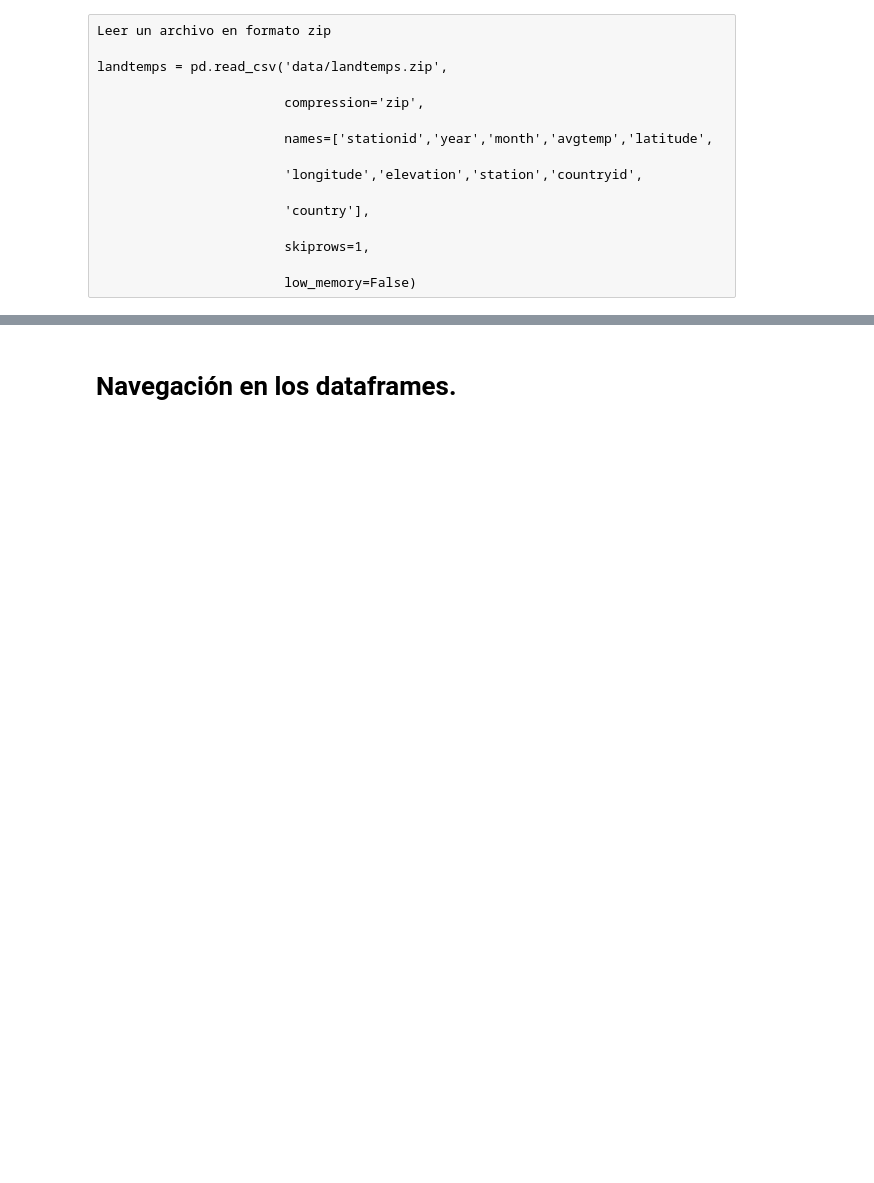
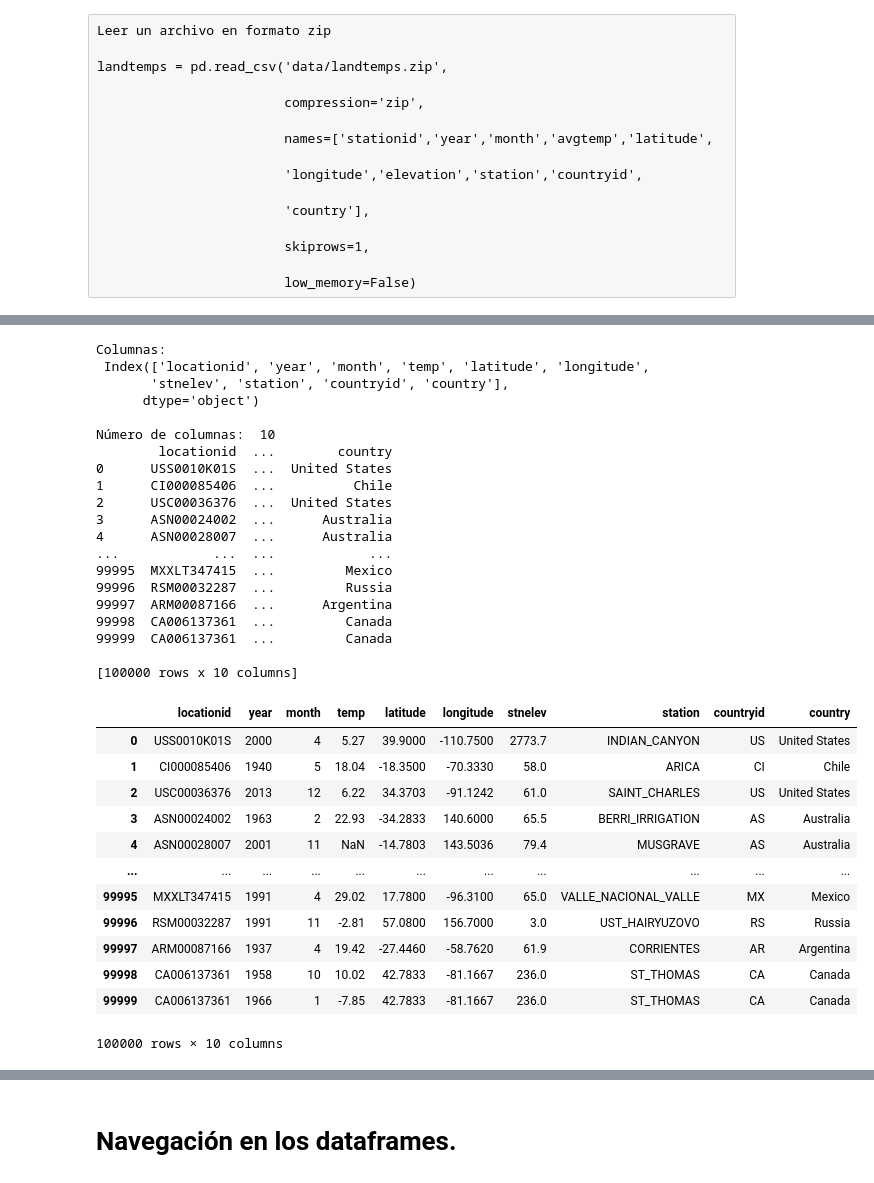
Before and after one commit to para18952/cursoPython2025, a Jupyter notebook: Modulo1_b/13_Importando_y_guardando_datos.ipynb, the cells around one changed output, grey strips where cells are left out. Drawn from its saved outputs; the diff is of its cells as text; code cells hidden in the pictures; blank space fills up the shorter version.

```diff
--- a/Modulo1_b/13_Importando_y_guardando_datos.ipynb
+++ b/Modulo1_b/13_Importando_y_guardando_datos.ipynb
@@ -75,8 +117,55 @@ landtemps = pd.read_csv('data/landtemps.zip',
 # %%
 # Ajustamos los parámetros para la visualización de los datos
+# <- Nombre de cada columna
+print("Columnas: \n",landtemps.columns)
+# <- Número de columnas
+print("\nNúmero de columnas: ",len(landtemps.columns))
+# <- Número máximo de columnas a mostrar
+pd.set_option('display.max_columns', 2)
+# <- Número máximo de filas a mostrar
+pd.set_option('display.max_rows', 10)
 
-                  # <- Nombre de cada columna
-                  # <- Número de columnas
-                  # <- Número máximo de columnas a mostrar
+# imprimir
+print(landtemps)
+
+#borramos el nº máx columnas a mostrar
+pd.reset_option('display.max_columns')
+#pd.set_option('display.max_columns', none)
+
+landtemps
+# %% [output]
+Columnas:
+ Index(['locationid', 'year', 'month', 'temp', 'latitude', 'longitude',
+       'stnelev', 'station', 'countryid', 'country'],
+      dtype='object')
+
+Número de columnas:  10
+        locationid  ...        country
+0      USS0010K01S  ...  United States
+1      CI000085406  ...          Chile
+2      USC00036376  ...  United States
+3      ASN00024002  ...      Australia
+4      ASN00028007  ...      Australia
+...            ...  ...            ...
+99995  MXXLT347415  ...         Mexico
+99996  RSM00032287  ...         Russia
+99997  ARM00087166  ...      Argentina
+99998  CA006137361  ...         Canada
+99999  CA006137361  ...         Canada
+
+[100000 rows x 10 columns]
+|  | locationid | year | month | temp | latitude | longitude | stnelev | station | countryid | country |
+| 0 | USS0010K01S | 2000 | 4 | 5.27 | 39.9000 | -110.7500 | 2773.7 | INDIAN_CANYON | US | United States |
+| 1 | CI000085406 | 1940 | 5 | 18.04 | -18.3500 | -70.3330 | 58.0 | ARICA | CI | Chile |
+| 2 | USC00036376 | 2013 | 12 | 6.22 | 34.3703 | -91.1242 | 61.0 | SAINT_CHARLES | US | United States |
+| 3 | ASN00024002 | 1963 | 2 | 22.93 | -34.2833 | 140.6000 | 65.5 | BERRI_IRRIGATION | AS | Australia |
+| 4 | ASN00028007 | 2001 | 11 | NaN | -14.7803 | 143.5036 | 79.4 | MUSGRAVE | AS | Australia |
+| ... | ... | ... | ... | ... | ... | ... | ... | ... | ... | ... |
+| 99995 | MXXLT347415 | 1991 | 4 | 29.02 | 17.7800 | -96.3100 | 65.0 | VALLE_NACIONAL_VALLE | MX | Mexico |
+| 99996 | RSM00032287 | 1991 | 11 | -2.81 | 57.0800 | 156.7000 | 3.0 | UST_HAIRYUZOVO | RS | Russia |
+| 99997 | ARM00087166 | 1937 | 4 | 19.42 | -27.4460 | -58.7620 | 61.9 | CORRIENTES | AR | Argentina |
+| 99998 | CA006137361 | 1958 | 10 | 10.02 | 42.7833 | -81.1667 | 236.0 | ST_THOMAS | CA | Canada |
+| 99999 | CA006137361 | 1966 | 1 | -7.85 | 42.7833 | -81.1667 | 236.0 | ST_THOMAS | CA | Canada |
+100000 rows × 10 columns
 # %%
 ## Etiquetar  las columnas al importar los datos.
```
Also changed, not shown: parts of 18 cells of this notebook.
